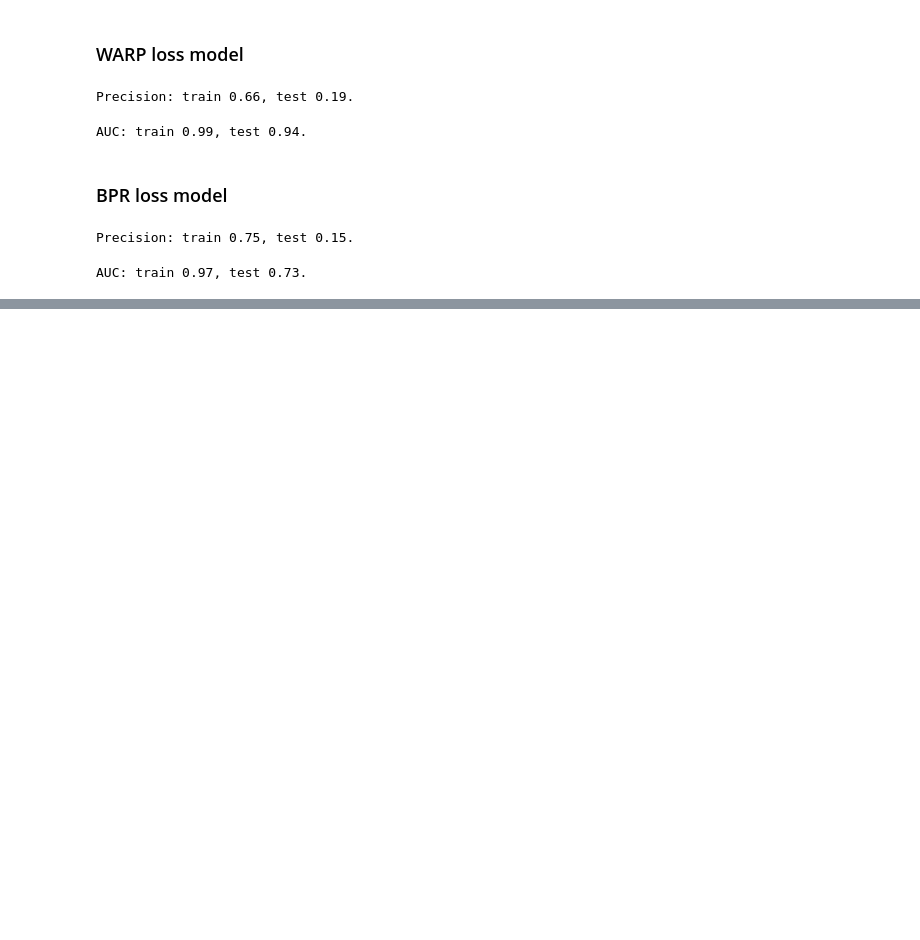
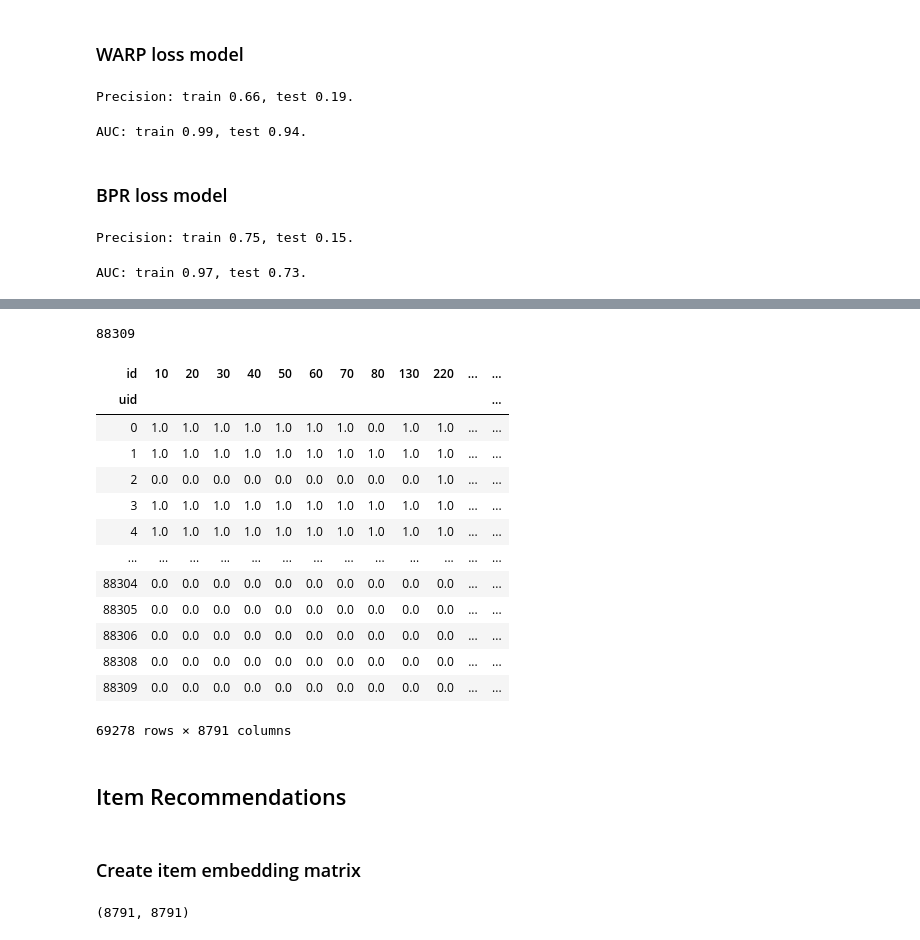
Before and after one commit to nadinezab/video-game-recs, a Jupyter notebook: 4-Modelling.ipynb, the cells around one changed output, grey strips where cells are left out. Saved outputs shown, nothing was run; the diff lists cells and outputs as text; code cells hidden in the pictures; blank space fills up the shorter version.

Commit message:
Add: new user recs

```diff
--- a/4-Modelling.ipynb
+++ b/4-Modelling.ipynb
@@ -21,7 +23,7 @@ warnings.filterwarnings("ignore")
 ## Load data
 # %%
 # Load user items data
-recdata = pd.read_csv('recdata.csv', index_col=0)
+recdata = pd.read_csv('../Data/steam/recdata.csv', index_col=0)
 recdata = recdata.rename(columns = {'variable':'id', 'value': 'owned'})
 recdata.head()
 # %% [output]
@@ -184,0 +236,25 @@ rec_list = sample_recommendation_user(model = mf_model,
+# %%
+ # Get new user index
+newuidindex = interactions.index[-1]+1
+newuidindex
+# %% [output]
+88309
+# %%
+# Add row for new user id with zeros
+interactions.loc[newuidindex] = 0
+interactions
+# %% [output]
+| id | 10 | 20 | 30 | 40 | 50 | 60 | 70 | 80 | 130 | 220 | ... | ... |
+| uid |  |  |  |  |  |  |  |  |  |  |  | ... |
+| 0 | 1.0 | 1.0 | 1.0 | 1.0 | 1.0 | 1.0 | 1.0 | 0.0 | 1.0 | 1.0 | ... | ... |
+| 1 | 1.0 | 1.0 | 1.0 | 1.0 | 1.0 | 1.0 | 1.0 | 1.0 | 1.0 | 1.0 | ... | ... |
+| 2 | 0.0 | 0.0 | 0.0 | 0.0 | 0.0 | 0.0 | 0.0 | 0.0 | 0.0 | 1.0 | ... | ... |
+| 3 | 1.0 | 1.0 | 1.0 | 1.0 | 1.0 | 1.0 | 1.0 | 1.0 | 1.0 | 1.0 | ... | ... |
+| 4 | 1.0 | 1.0 | 1.0 | 1.0 | 1.0 | 1.0 | 1.0 | 1.0 | 1.0 | 1.0 | ... | ... |
+| ... | ... | ... | ... | ... | ... | ... | ... | ... | ... | ... | ... | ... |
+| 88304 | 0.0 | 0.0 | 0.0 | 0.0 | 0.0 | 0.0 | 0.0 | 0.0 | 0.0 | 0.0 | ... | ... |
+| 88305 | 0.0 | 0.0 | 0.0 | 0.0 | 0.0 | 0.0 | 0.0 | 0.0 | 0.0 | 0.0 | ... | ... |
+| 88306 | 0.0 | 0.0 | 0.0 | 0.0 | 0.0 | 0.0 | 0.0 | 0.0 | 0.0 | 0.0 | ... | ... |
+| 88308 | 0.0 | 0.0 | 0.0 | 0.0 | 0.0 | 0.0 | 0.0 | 0.0 | 0.0 | 0.0 | ... | ... |
+| 88309 | 0.0 | 0.0 | 0.0 | 0.0 | 0.0 | 0.0 | 0.0 | 0.0 | 0.0 | 0.0 | ... | ... |
+69278 rows × 8791 columns
@@ -184,0 +288,4 @@ rec_list = sample_recommendation_user(model = mf_model,
+# %% [markdown]
+## Item Recommendations
+# %% [markdown]
+### Create item embedding matrix
@@ -184,0 +294,4 @@ rec_list = sample_recommendation_user(model = mf_model,
+# %%
+item_dist.shape
+# %% [output]
+(8791, 8791)
```
Also changed, not shown: parts of 22 cells of this notebook.
